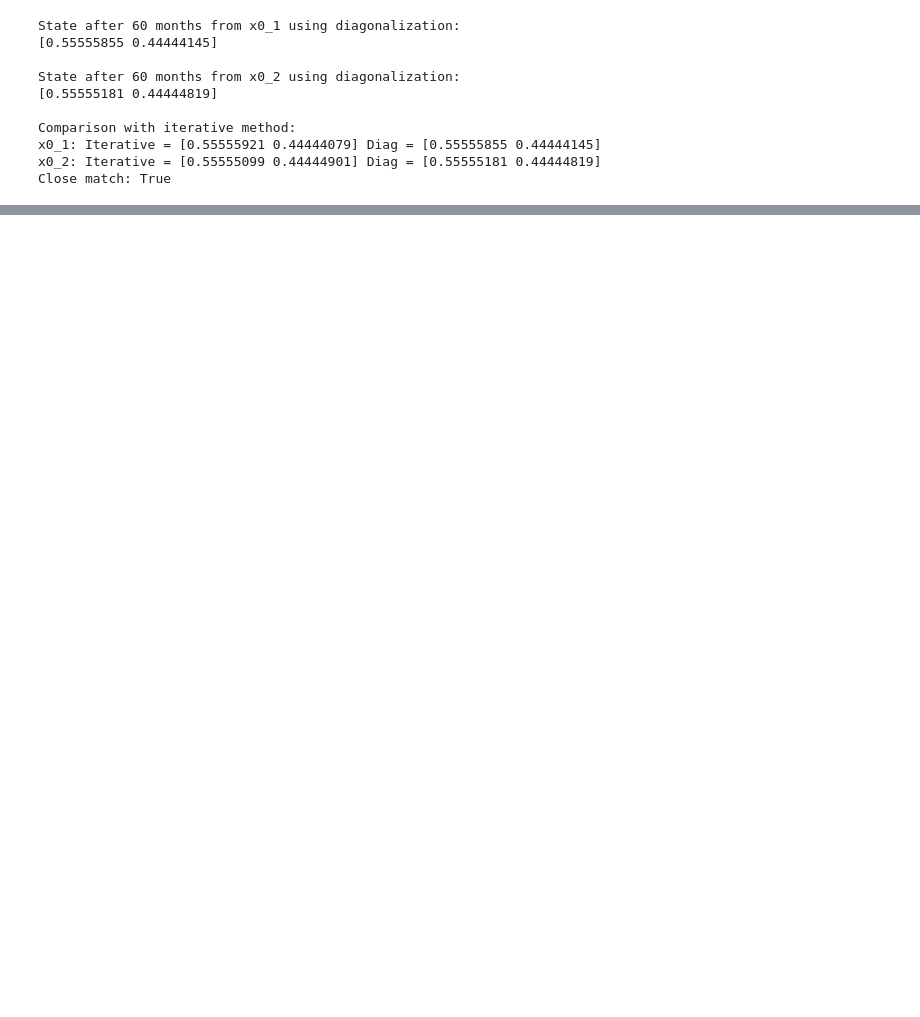
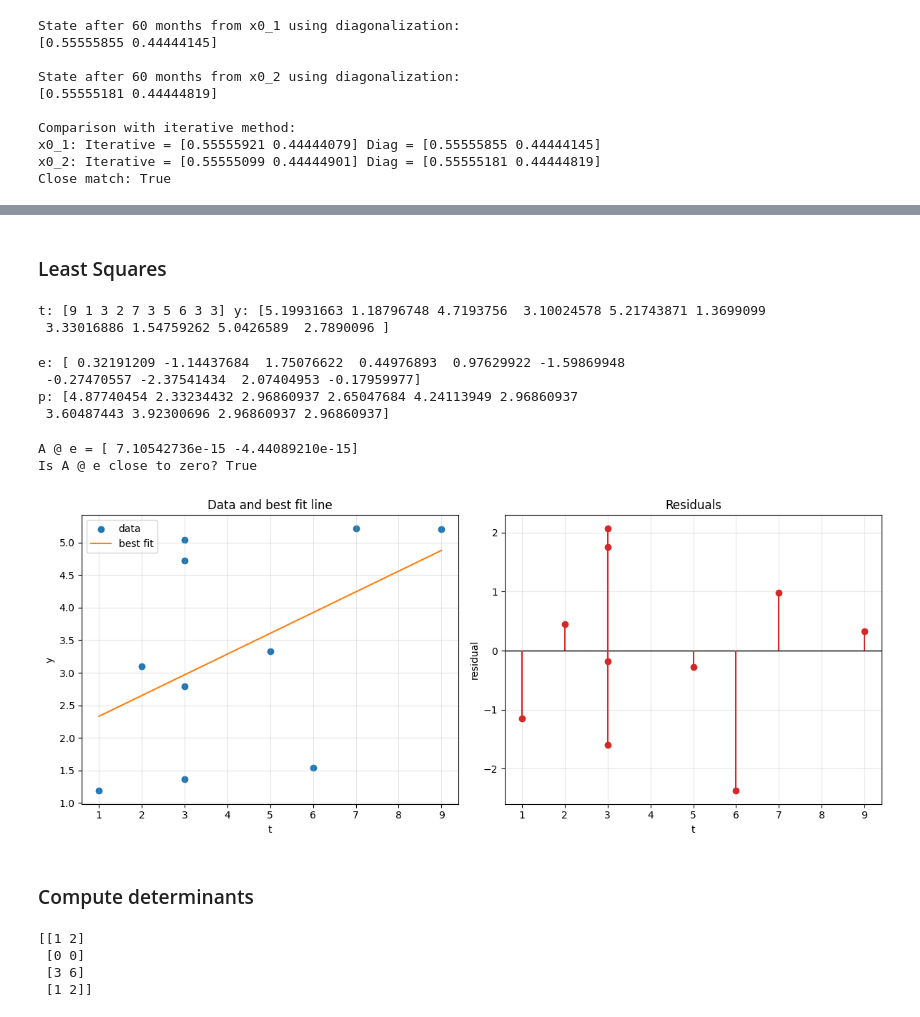
Before and after one commit to dwight-foster/linear-algebra-concepts-in-code, a Jupyter notebook: strang_practice.ipynb, the cells around one changed output, grey strips where cells are left out. Cells and saved outputs as stored; diff of their text form; code cells hidden in the pictures; blank space fills up the shorter version.

```diff
--- a/strang_practice.ipynb
+++ b/strang_practice.ipynb
@@ -477,0 +480,65 @@ Close match: True
+# %% [markdown]
+### Least Squares
+# %%
+t = np.random.randint(1, 10, size=10)
+y = 0.3 * t + 2 + np.random.normal(size=10)
+print(f"t: {t} y: {y}")
+# %% [output]
+t: [9 1 3 2 7 3 5 6 3 3] y: [5.19931663 1.18796748 4.7193756  3.10024578 5.21743871 1.3699099
+ 3.33016886 1.54759262 5.0426589  2.7890096 ]
+# %%
+A = np.column_stack([t, np.ones_like(t)])
+x_hat = least_squares(A.copy(), y.copy())
+# %%
+p = A @ x_hat
+e = y - p
+print(f"e: {e}")
+print(f"p: {p}")
+# %% [output]
+e: [ 0.32191209 -1.14437684  1.75076622  0.44976893  0.97629922 -1.59869948
+ -0.27470557 -2.37541434  2.07404953 -0.17959977]
+p: [4.87740454 2.33234432 2.96860937 2.65047684 4.24113949 2.96860937
+ 3.60487443 3.92300696 2.96860937 2.96860937]
+# %%
+result = A.T @ e
+print(f"A @ e = {result}")
+print(f"Is A @ e close to zero? {np.allclose(result, 0)}")
+# %% [output]
+A @ e = [ 7.10542736e-15 -4.44089210e-15]
+Is A @ e close to zero? True
+# %%
+plt.figure(figsize=(12, 5))
+
+plt.subplot(1, 2, 1)
+plt.scatter(t, y, color="tab:blue", label="data")
+t_sorted = np.argsort(t)
+plt.plot(t[t_sorted], p[t_sorted], color="tab:orange", label="best fit")
+plt.xlabel("t")
+plt.ylabel("y")
+plt.title("Data and best fit line")
+plt.legend()
+plt.grid(True, alpha=0.3)
+
+plt.subplot(1, 2, 2)
+plt.axhline(0, color="black", linewidth=1)
+plt.stem(t, e, linefmt="tab:red", markerfmt="o", basefmt=" ")
+plt.xlabel("t")
+plt.ylabel("residual")
+plt.title("Residuals")
+plt.grid(True, alpha=0.3)
+
+plt.tight_layout()
+plt.show()
+# %% [output]
+[figure, added]
+# %% [markdown]
+### Compute determinants
+# %%
+x = np.random.randint(0,5, size=4)
+A = np.column_stack([x, x*2])
+print(A)
+# %% [output]
+[[1 2]
+ [0 0]
+ [3 6]
+ [1 2]]
```
Also changed, not shown: parts of 21 cells of this notebook, 1 other file.
